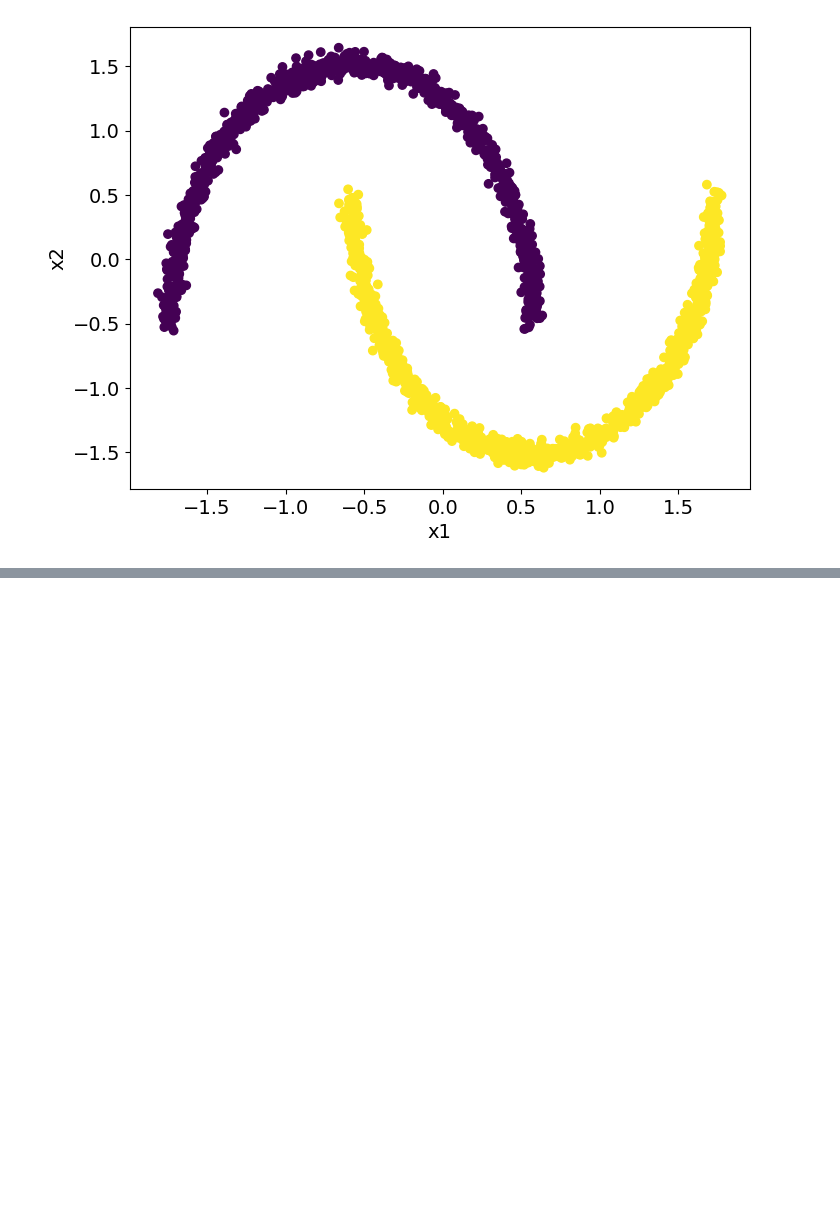
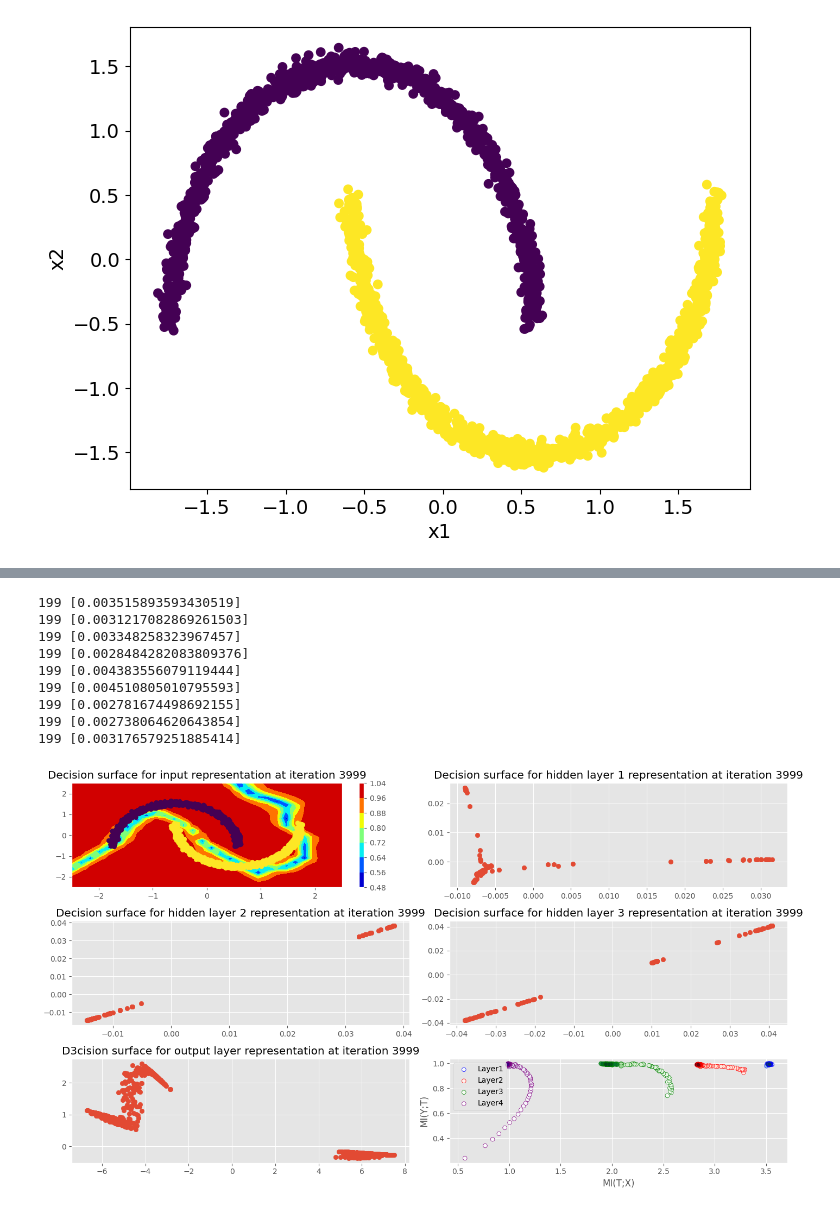
Before and after one commit to Wickstrom/InformationTheoryExperiment, a Jupyter notebook: NN2DMoons.ipynb, the cells around one changed output, grey strips where cells are left out. Drawn from its saved outputs; the diff is of its cells as text; code cells hidden in the pictures; blank space fills up the shorter version.

```diff
--- a/NN2DMoons.ipynb
+++ b/NN2DMoons.ipynb
@@ -476,8 +487,8 @@ for epoch in range(epochs):
         K_x = rbf(x_tr_b.cpu(), K_y)
         layers = [rbf(layer1, K_y).cpu(), rbf(layer2, K_y).cpu(), rbf(layer3, K_y).cpu(), rbf(model.softmax(out), K_y).cpu()]
 
-        MI_X_b.append([entropy(K_x)+entropy(K_l)-entropy(K_x*K_l) for K_l in layers])
-        MI_Y_b.append([entropy(K_y)+entropy(K_l)-entropy(K_y*K_l) for K_l in layers])
+        MI_X_b.append([entropy(K_x, alpha)+entropy(K_l, alpha)-entropy(K_x*K_l, alpha) for K_l in layers])
+        MI_Y_b.append([entropy(K_y.cpu(), alpha)+entropy(K_l, alpha)-entropy(K_y.cpu()*K_l, alpha) for K_l in layers])
 
         video_rout[epoch*20+iteration] = PCA(n_components=2).fit_transform(layers[3].cpu().detach().numpy())
         video_r3[epoch*20+iteration] = PCA(n_components=2).fit_transform(layers[2].cpu().detach().numpy())
@@ -525,8 +536,9 @@ for epoch in range(epochs):
         #video_l2[epoch*20+iteration] = make_grid_l2(X_l2, Y_l2, model, ns)
         #video_out[epoch*20+iteration] = make_grid_out(X_out, Y_out, model, ns)
 
-    MI_X.append(np.array(MI_X_b).mean(0))
-    MI_Y.append(np.array(MI_Y_b).mean(0))
+    MI_X.append(th.tensor(MI_X_b).mean(0).numpy(force=True))
+    MI_Y.append(th.tensor(MI_Y_b).mean(0).numpy(force=True))
+
 
 plt.figure(1, figsize=(14, 8))
 
@@ -541,33 +553,44 @@ plt.subplot(3, 2, 2)
 plt.scatter(video_r1[-1, :, 0], video_r1[-1, :, 1])#, c=y_tr.argmax(1).cpu().detach().numpy())
 plt.title('Decision surface for hidden layer 1 representation at iteration '+str(epoch*20+iteration))
 plt.subplot(3, 2, 3)
 #plt.contourf(X_l2, Y_l2, video_l2[-1], cmap='jet')
 #lt.colorbar()
 plt.scatter(video_r2[-1, :, 0], video_r2[-1, :, 0])#, c=y_tr.argmax(1).cpu().detach().numpy())
 plt.title('Decision surface for hidden layer 2 representation at iteration '+str(epoch*20+iteration))
 plt.subplot(3, 2, 4)
 plt.scatter(video_r3[-1, :, 0], video_r3[-1, :, 0])#, c=y_tr.argmax(1).cpu().detach().numpy())
 plt.title('Decision surface for hidden layer 3 representation at iteration '+str(epoch*20+iteration))
 plt.subplot(3, 2, 5)
 #plt.contourf(X_out, Y_out, video_out[-1], cmap='jet')
 #plt.colorbar()
 plt.scatter(pred.cpu().detach().numpy()[:, 0], pred.cpu().detach().numpy()[:, 1])#, c=y_tr.argmax(1).cpu().detach().numpy())
 plt.title('D3cision surface for output layer representation at iteration '+str(epoch*20+iteration))
 plt.subplot(3, 2, 6)
 
 MI_X = np.array(MI_X)
 MI_Y = np.array(MI_Y)
 c_lab = ['Blues', 'Reds', 'Greens', 'Purples']
 
 for i in range(4):
     plt.scatter(MI_X[:, i], MI_Y[:, i], cmap=c_lab[i], s=30, edgecolor=c_lab[i][:-1],
                 c=np.arange(0, MI_X.shape[0], 1), label='Layer'+str(i+1))
 
 plt.xlabel('MI(T;X)')
 plt.ylabel('MI(Y;T)')
 plt.legend()
 plt.tight_layout()
 plt.show()
+# %% [output]
+199 [0.003515893593430519]
+199 [0.0031217082869261503]
+199 [0.003348258323967457]
+199 [0.0028484282083809376]
+199 [0.004383556079119444]
+199 [0.004510805010795593]
+199 [0.002781674498692155]
+199 [0.002738064620643854]
+199 [0.003176579251885414]
+[figure, added]
 # %%
 #@title Creating figures and downloaindg images
 from google.colab import files
```
Also changed, not shown: parts of 3 cells of this notebook.
